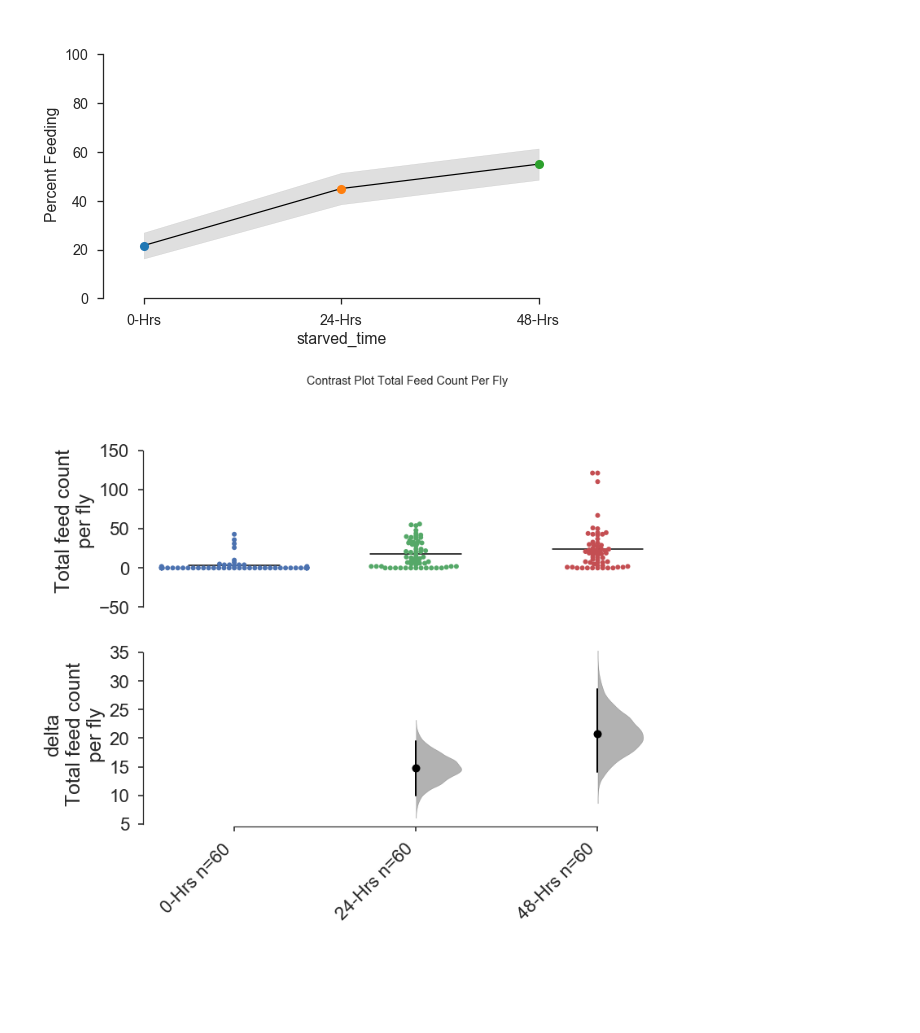
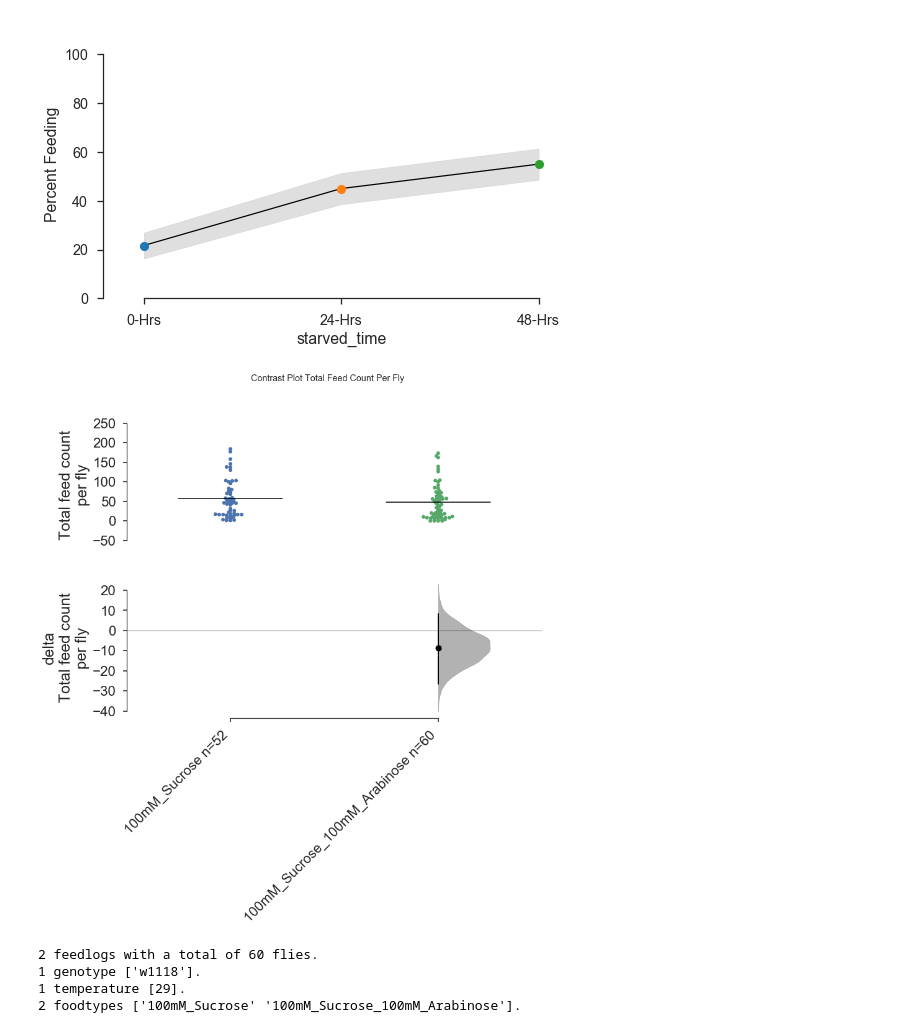
Before and after one commit to ACCLAB/espresso, a Jupyter notebook: jupyter-nb/espresso plotting module dev.ipynb, the cells around one changed output. Drawn from its saved outputs; the diff is of its cells as text; code cells hidden in the pictures; blank space fills up the shorter version.

```diff
--- a/jupyter-nb/espresso plotting module dev.ipynb
+++ b/jupyter-nb/espresso plotting module dev.ipynb
@@ -26,6 +26,7 @@ datadir2=os.path.join(git_repo_folder,'data/by_genotype/Trh-Gal4-Trh-Zal-UAS-GZ-
 datadir3=os.path.join(git_repo_folder,'data/starvation_gradient/0-Hrs')
 datadir4=os.path.join(git_repo_folder,'data/starvation_gradient/24-Hrs')
 datadir5=os.path.join(git_repo_folder,'data/starvation_gradient/48-Hrs')
+datadir6=os.path.join(git_repo_folder,'data/24-Hrs-starved-choice')
 
 twotubes22=esp.espresso(folder=datadir1)
 twotubes29=esp.espresso(folder=datadir2)
@@ -40,6 +41,8 @@ starvation48=esp.espresso(folder=datadir5)
 starvation48.add_label(label_name='starved_time',label_value='48-Hrs')
 
 starved=starvation0+starvation24+starvation48
+
+starved_choice=esp.espresso(folder=datadir6)
 # %% [output]
 starved_time has been added as a new label, with '0-Hrs' as the custom value.
 starved_time has been added as a new label, with '24-Hrs' as the custom value.
@@ -52,7 +65,13 @@ f,s=starved.plot.percent_feeding(group_by='starved_time',
 # %% [output]
 [figure]
 # %%
-f,summ=starved.plot.contrast.feed_count_per_fly(group_by='starved_time',
-                                                contrastplot_kwargs={'show_means':'bars'})
+f,summ=starved_choice.plot.contrast.feed_count_per_fly(group_by='FoodChoice')
 # %% [output]
-[figure, old version]
+[figure, new version]
+# %%
+starved_choice
+# %% [output]
+2 feedlogs with a total of 60 flies.
+1 genotype ['w1118'].
+1 temperature [29].
+2 foodtypes ['100mM_Sucrose' '100mM_Sucrose_100mM_Arabinose'].
```
Also changed, not shown: parts of 5 cells of this notebook, 1 other file.
